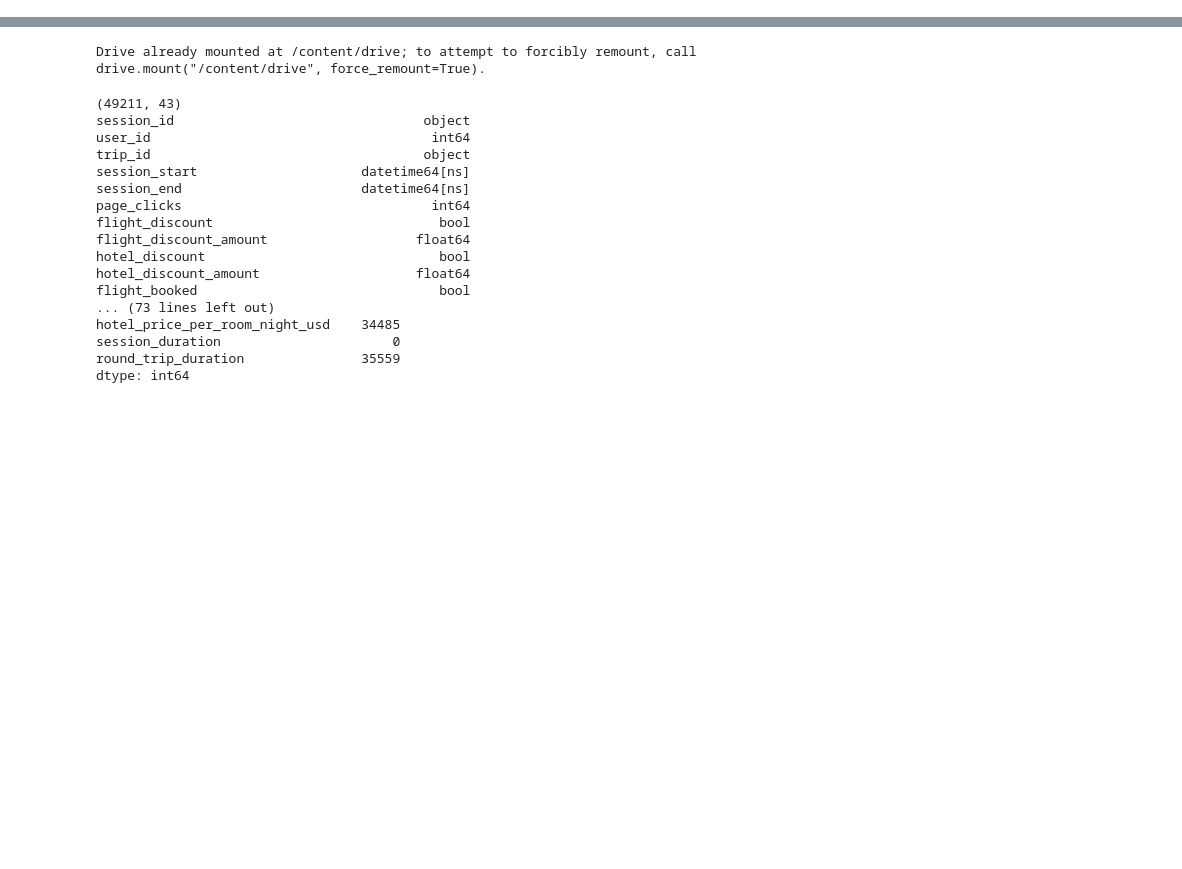
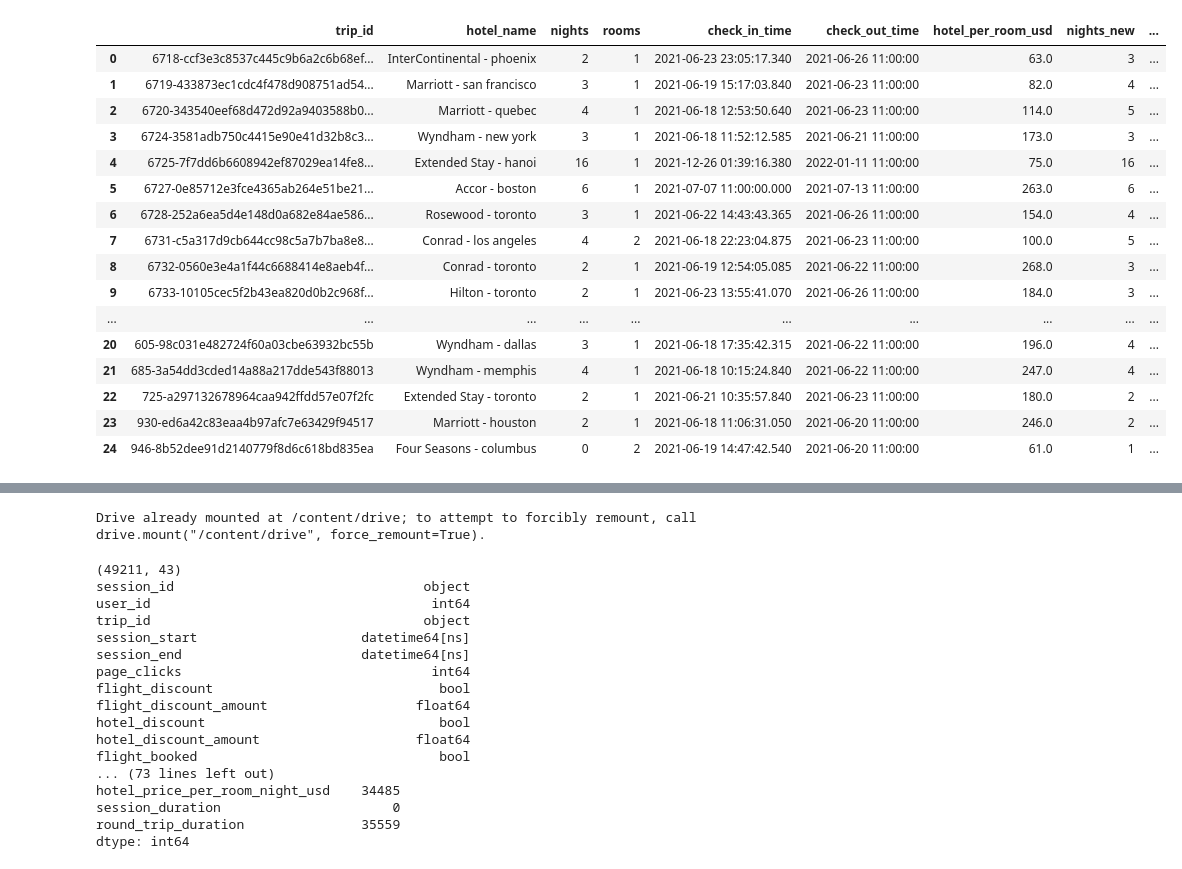
Before and after one commit to Buenyamin-Kekec/retail_demand_analysis, a Jupyter notebook: first_exploration_kb.ipynb, the cells around one changed output, grey strips where cells are left out. Cells and saved outputs as stored; diff of their text form; code cells hidden in the pictures; blank space fills up the shorter version.

```diff
--- a/first_exploration_kb.ipynb
+++ b/first_exploration_kb.ipynb
@@ -8 +25,8 @@ import pandas as pd
 import seaborn as sns
+# %%
+# Connect to the PostgreSQL database
+traveltide_url = "postgresql://Test:bQNxVzJL4g6u@ep-noisy-flower-846766.us-east-2.aws.neon.tech/TravelTide?sslmode=require"
+engine = create_engine(traveltide_url)
+
+# Create an inspector
+inspector = inspect(engine)
@@ -8,0 +134,34 @@ import seaborn as sns
+# %%
+query_hotels2 = """
+WITH nights_new AS (
+SELECT  *,
+        ABS(check_out_time::DATE - check_in_time::DATE) AS nights_new
+FROM hotels
+)
+
+SELECT  *,
+        nights_new * rooms * hotel_per_room_usd AS total_hotel_amount
+FROM nights_new
+LIMIT 25
+;
+"""
+
+pd.read_sql(sa.text(query_hotels2), engine)
+# %% [output]
+|  | trip_id | hotel_name | nights | rooms | check_in_time | check_out_time | hotel_per_room_usd | nights_new | ... |
+| 0 | 6718-ccf3e3c8537c445c9b6a2c6b68ef... | InterContinental - phoenix | 2 | 1 | 2021-06-23 23:05:17.340 | 2021-06-26 11:00:00 | 63.0 | 3 | ... |
+| 1 | 6719-433873ec1cdc4f478d908751ad54... | Marriott - san francisco | 3 | 1 | 2021-06-19 15:17:03.840 | 2021-06-23 11:00:00 | 82.0 | 4 | ... |
+| 2 | 6720-343540eef68d472d92a9403588b0... | Marriott - quebec | 4 | 1 | 2021-06-18 12:53:50.640 | 2021-06-23 11:00:00 | 114.0 | 5 | ... |
+| 3 | 6724-3581adb750c4415e90e41d32b8c3... | Wyndham - new york | 3 | 1 | 2021-06-18 11:52:12.585 | 2021-06-21 11:00:00 | 173.0 | 3 | ... |
+| 4 | 6725-7f7dd6b6608942ef87029ea14fe8... | Extended Stay - hanoi | 16 | 1 | 2021-12-26 01:39:16.380 | 2022-01-11 11:00:00 | 75.0 | 16 | ... |
+| 5 | 6727-0e85712e3fce4365ab264e51be21... | Accor - boston | 6 | 1 | 2021-07-07 11:00:00.000 | 2021-07-13 11:00:00 | 263.0 | 6 | ... |
+| 6 | 6728-252a6ea5d4e148d0a682e84ae586... | Rosewood - toronto | 3 | 1 | 2021-06-22 14:43:43.365 | 2021-06-26 11:00:00 | 154.0 | 4 | ... |
+| 7 | 6731-c5a317d9cb644cc98c5a7b7ba8e8... | Conrad - los angeles | 4 | 2 | 2021-06-18 22:23:04.875 | 2021-06-23 11:00:00 | 100.0 | 5 | ... |
+| 8 | 6732-0560e3e4a1f44c6688414e8aeb4f... | Conrad - toronto | 2 | 1 | 2021-06-19 12:54:05.085 | 2021-06-22 11:00:00 | 268.0 | 3 | ... |
+| 9 | 6733-10105cec5f2b43ea820d0b2c968f... | Hilton - toronto | 2 | 1 | 2021-06-23 13:55:41.070 | 2021-06-26 11:00:00 | 184.0 | 3 | ... |
+| ... | ... | ... | ... | ... | ... | ... | ... | ... | ... |
+| 20 | 605-98c031e482724f60a03cbe63932bc55b | Wyndham - dallas | 3 | 1 | 2021-06-18 17:35:42.315 | 2021-06-22 11:00:00 | 196.0 | 4 | ... |
+| 21 | 685-3a54dd3cded14a88a217dde543f88013 | Wyndham - memphis | 4 | 1 | 2021-06-18 10:15:24.840 | 2021-06-22 11:00:00 | 247.0 | 4 | ... |
+| 22 | 725-a297132678964caa942ffdd57e07f2fc | Extended Stay - toronto | 2 | 1 | 2021-06-21 10:35:57.840 | 2021-06-23 11:00:00 | 180.0 | 2 | ... |
+| 23 | 930-ed6a42c83eaa4b97afc7e63429f94517 | Marriott - houston | 2 | 1 | 2021-06-18 11:06:31.050 | 2021-06-20 11:00:00 | 246.0 | 2 | ... |
+| 24 | 946-8b52dee91d2140779f8d6c618bd835ea | Four Seasons - columbus | 0 | 2 | 2021-06-19 14:47:42.540 | 2021-06-20 11:00:00 | 61.0 | 1 | ... |
```
Also changed, not shown: parts of 22 cells of this notebook.
